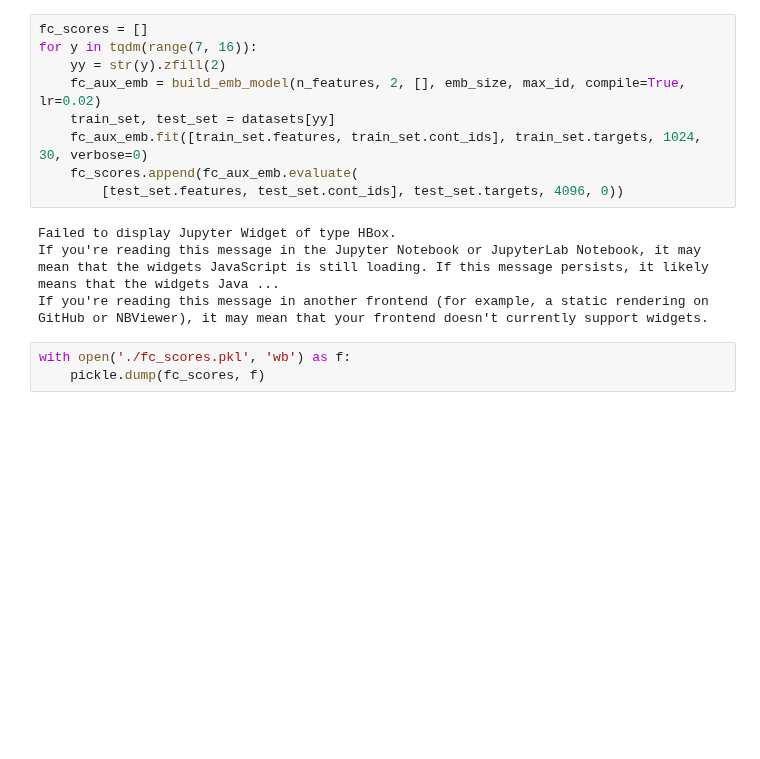
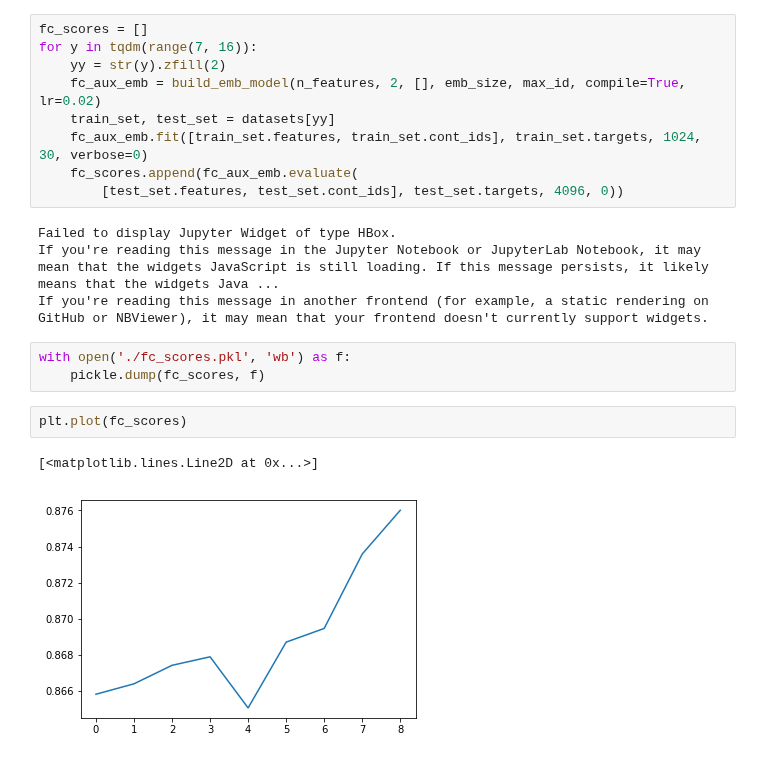
Before and after one commit to slerch/ppnn, a Jupyter notebook: nn_postprocessing/notebooks/all-nn-experiments.ipynb, the cells around one changed output. Cells and saved outputs as stored; diff of their text form; blank space fills up the shorter version.

```diff
--- a/nn_postprocessing/notebooks/all-nn-experiments.ipynb
+++ b/nn_postprocessing/notebooks/all-nn-experiments.ipynb
@@ -715,3 +764,8 @@ If you're reading this message in another frontend (for example, a static render
 # %%
 with open('./fc_scores.pkl', 'wb') as f:
     pickle.dump(fc_scores, f)
+# %%
+plt.plot(fc_scores)
+# %% [output]
+[<matplotlib.lines.Line2D at 0x...>]
+[figure, added]
```
Also changed, not shown: parts of 6 cells of this notebook, 1 other file.
